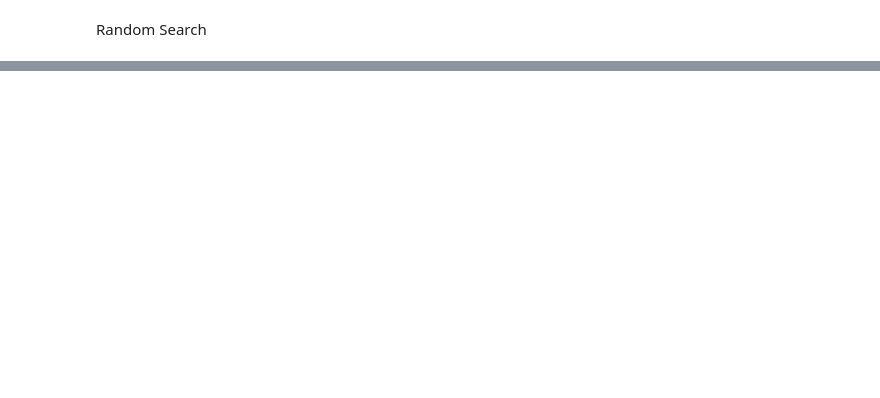
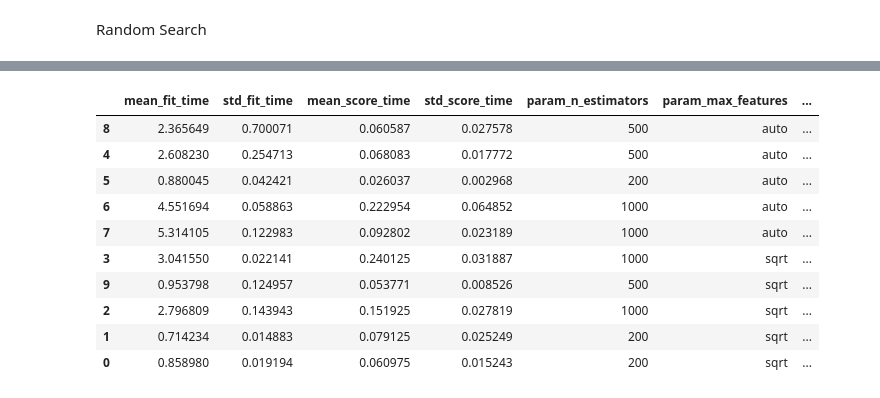
Before and after one commit to nubank/diversidados-curso-ds, a Jupyter notebook: intermediario/Aula 4/Otimização de hiperparâmetros.ipynb, the cells around one changed output, grey strips where cells are left out. Drawn from its saved outputs; the diff is of its cells as text; code cells hidden in the pictures; blank space fills up the shorter version.

```diff
--- a/intermediario/Aula 4/Otimização de hiperparâmetros.ipynb
+++ b/intermediario/Aula 4/Otimização de hiperparâmetros.ipynb
@@ -122,0 +206,11 @@ Implement Grid Search
+# %%
+random_search = RandomizedSearchCV(
+                        n_iter = 10,
+                        estimator = rf,
+                        param_distributions = grid,
+                        scoring = 'r2',
+                        cv = 5,
+                        verbose = 1,
+                        n_jobs = -1)
+
+random_search.fit(X_train, y_train)
@@ -122,0 +239,14 @@ Implement Grid Search
+# %%
+pd.DataFrame(random_search.cv_results_).sort_values("rank_test_score")
+# %% [output]
+|  | mean_fit_time | std_fit_time | mean_score_time | std_score_time | param_n_estimators | param_max_features | ... |
+| 8 | 2.365649 | 0.700071 | 0.060587 | 0.027578 | 500 | auto | ... |
+| 4 | 2.608230 | 0.254713 | 0.068083 | 0.017772 | 500 | auto | ... |
+| 5 | 0.880045 | 0.042421 | 0.026037 | 0.002968 | 200 | auto | ... |
+| 6 | 4.551694 | 0.058863 | 0.222954 | 0.064852 | 1000 | auto | ... |
+| 7 | 5.314105 | 0.122983 | 0.092802 | 0.023189 | 1000 | auto | ... |
+| 3 | 3.041550 | 0.022141 | 0.240125 | 0.031887 | 1000 | sqrt | ... |
+| 9 | 0.953798 | 0.124957 | 0.053771 | 0.008526 | 500 | sqrt | ... |
+| 2 | 2.796809 | 0.143943 | 0.151925 | 0.027819 | 1000 | sqrt | ... |
+| 1 | 0.714234 | 0.014883 | 0.079125 | 0.025249 | 200 | sqrt | ... |
+| 0 | 0.858980 | 0.019194 | 0.060975 | 0.015243 | 200 | sqrt | ... |
```
Also changed, not shown: parts of 23 cells of this notebook.
